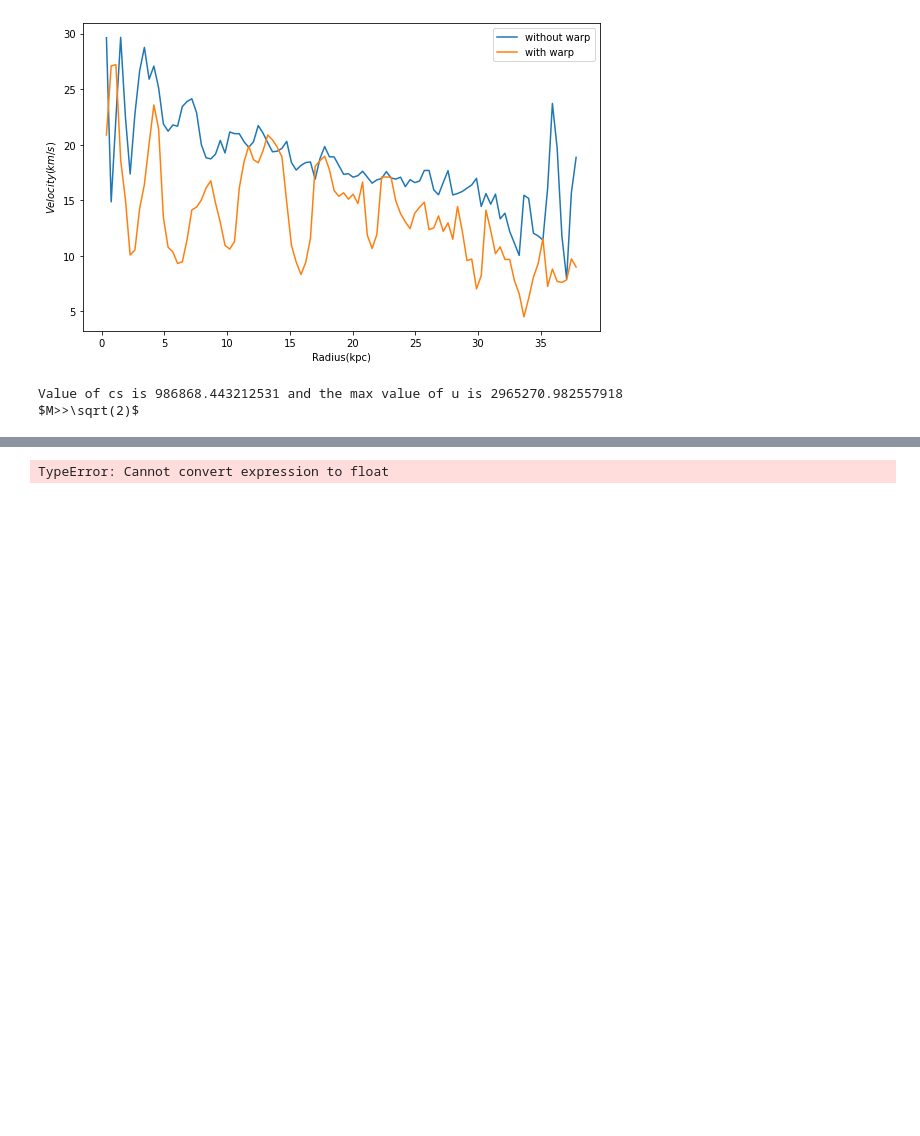
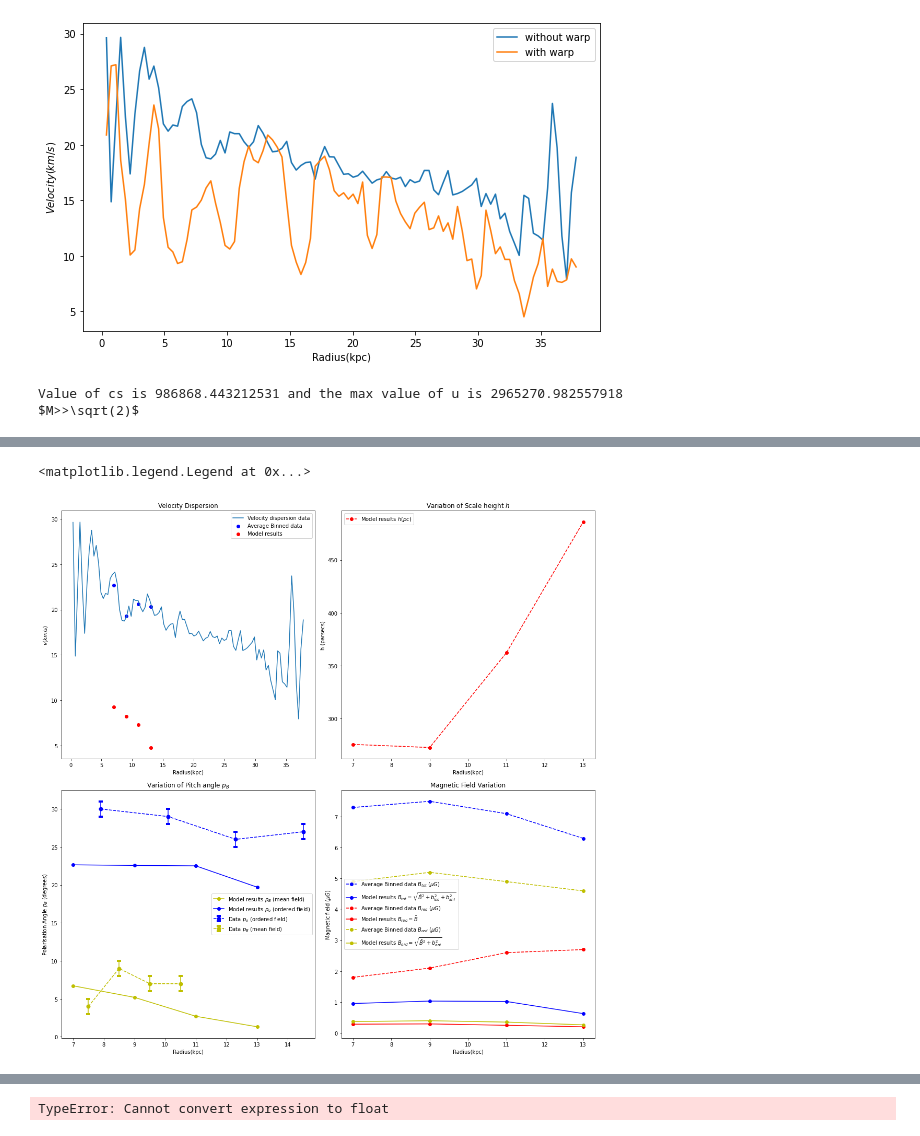
Before and after one commit to Rnazx/MSc.-Thesis, a Jupyter notebook: radial_variation_m31.ipynb, the cells around one changed output, grey strips where cells are left out. Cells and saved outputs as stored; diff of their text form; code cells hidden in the pictures; blank space fills up the shorter version.

```diff
--- a/radial_variation_m31.ipynb
+++ b/radial_variation_m31.ipynb
@@ -273,3 +301,56 @@ pbo = np.arctan((scalreldata[6]*np.sin(pB) + scalreldata[5]*np.sin(pbb))/(scalre
+# %%
+fig, ax = plt.subplots(nrows=2,ncols=2, figsize=(15, 15), tight_layout=True)
+i = 0
+j= 0
+ax[i][j].plot(kpc_radius, kms_dat_v, label = 'Velocity dispersion data')
+#ax[i][j].plot(kpc_radius, kms_dat_v_warp, label = 'Velocity dispersion data with warp')
+ax[i][j].scatter(kpc_dat_r, final_vel, c = 'b', label = 'Average Binned data')
+ax[i][j].scatter(kpc_dat_r, an_vel,c = 'r', label = 'Model results')
+ax[i][j].set_title('Velocity Dispersion')
+ax[i][j].set_xlabel('Radius(kpc)')
+ax[i][j].set_ylabel('$v(km/s)$')
+ax[i][j].legend()
+
+i = 0
+j=1
+ax[i][j].plot(kpc_dat_r, scalreldata[0]/pcm,c = 'r',linestyle='--', marker='o',label = r'Model results $h(pc)$')
+ax[i][j].set_title('Variation of Scale height $h$')
+ax[i][j].set_xlabel('Radius(kpc)')
+ax[i][j].set_ylabel('h (parsecs)')
+ax[i][j].legend()
+
+i = 1
+j=0
+ax[i][j].errorbar(mrange, 180*M_dat_pb/np.pi, yerr = m_errdat_tanpb, ms=4, mew=4, capsize=4, c = 'b',linestyle='--', marker='o', label = r'Data $p_{o}$ (ordered field)')
+ax[i][j].errorbar(rmrange, 180*RM_dat_pb/np.pi, yerr = rm_errdat_tanpb, ms=4, mew=4, capsize=4,c = 'y',linestyle='--', marker='o', label = r'Data $p_{B}$ (mean field)')
+ax[i][j].plot(kpc_dat_r, 180*pB/np.pi,c = 'y',linestyle='-', marker='o',label = r'Model results $p_{B}$ (mean field)')
+#ax[i][j].plot(kpc_dat_r, 180*pbb/np.pi,c = 'r',linestyle='--', marker='o',label = r'Model results $p_{b}$ (anisotropic field)')
+ax[i][j].plot(kpc_dat_r, 180*pbo/np.pi,c = 'b',linestyle='-', marker='o',label = r'Model results $p_{o}$ (ordered field)')
+
+ax[i][j].set_title('Variation of Pitch angle $p_{B}$')
+ax[i][j].set_xlabel('Radius(kpc)')
+ax[i][j].set_ylabel('Polarisation Angle $p_{B}$ (degrees)')
+ax[i][j].legend()
+
+i = 1
+j=1
+ax[i][j].plot(kpc_dat_r, G_dat_Btot, c = 'b',linestyle='--', marker='o', label = 'Average Binned data $B_{tot}$ ($\mu G$)')
+ax[i][j].plot(kpc_dat_r, G_scal_Bbartot*1e+6,c = 'b',linestyle='-', marker='o',label = r'Model results $B_{tot}=\sqrt{\bar{B}^2+b_{iso}^2+b_{ani}^2}$')
+
+ax[i][j].plot(kpc_dat_r, G_dat_Breg, c = 'r',linestyle='--', marker='o', label = 'Average Binned data $B_{reg}$ ($\mu G$)')
+ax[i][j].plot(kpc_dat_r, G_scal_Bbarreg*1e+6,c = 'r',linestyle='-', marker='o',label = r'Model results $B_{reg} = \bar{B}$')
+
+ax[i][j].plot(kpc_dat_r, G_dat_Bord, c = 'y',linestyle='--', marker='o', label = 'Average Binned data $B_{ord}$ ($\mu G$)')
+ax[i][j].plot(kpc_dat_r, G_scal_Bbarord*1e+6,c = 'y',linestyle='-', marker='o',label = r'Model results $B_{ord} = \sqrt{\bar{B}^2+b_{ani}^2}$')
+
+ax[i][j].set_title('Magnetic Field Variation')
+ax[i][j].set_xlabel('Radius(kpc)')
+ax[i][j].set_ylabel('Magnetic field ($\mu G$)')
+ax[i][j].legend()
+#plt.savefig('Model'+str(model_no)+let+'f')
+# %% [output]
+<matplotlib.legend.Legend at 0x...>
+[figure, added]
 # %%
 fig, ax = plt.subplots(nrows=2,ncols=2, figsize=(30, 20), tight_layout=True)
 i = 0
```
Also changed, not shown: parts of 24 cells of this notebook, 36 other files.
